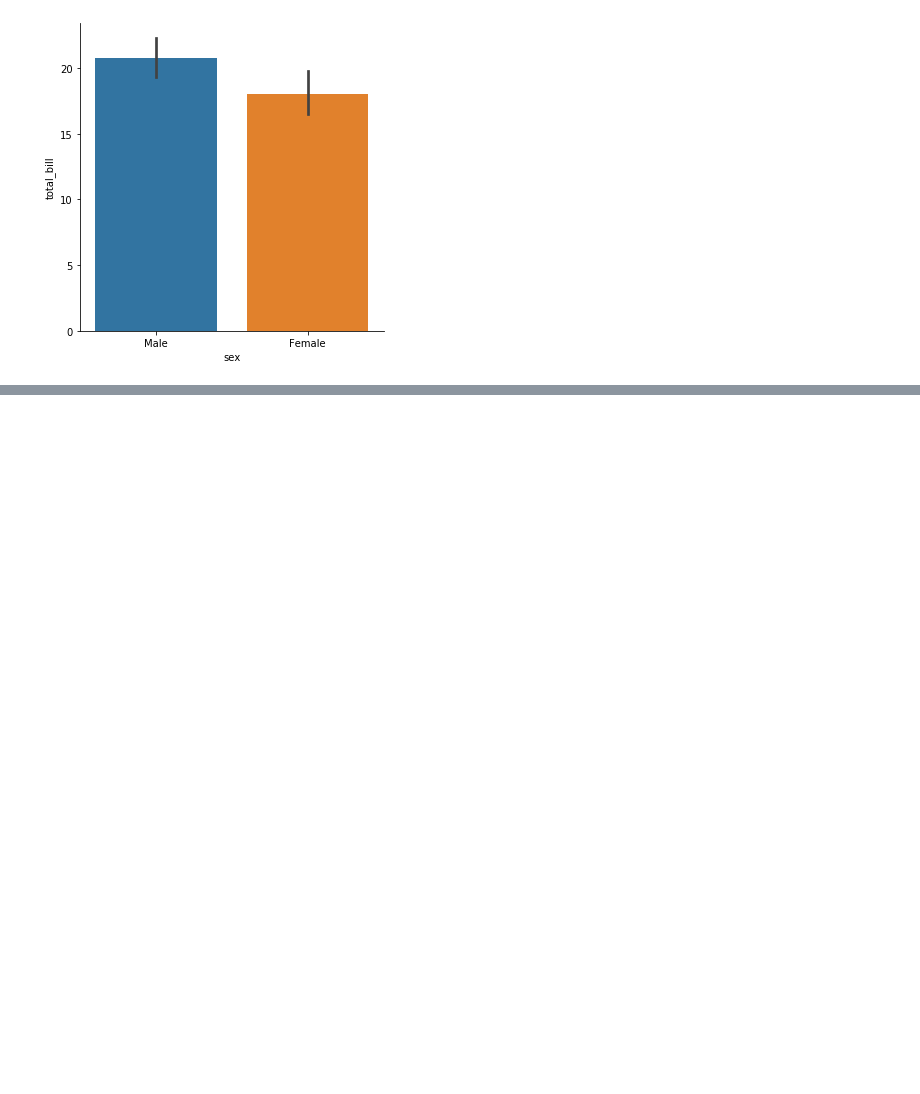
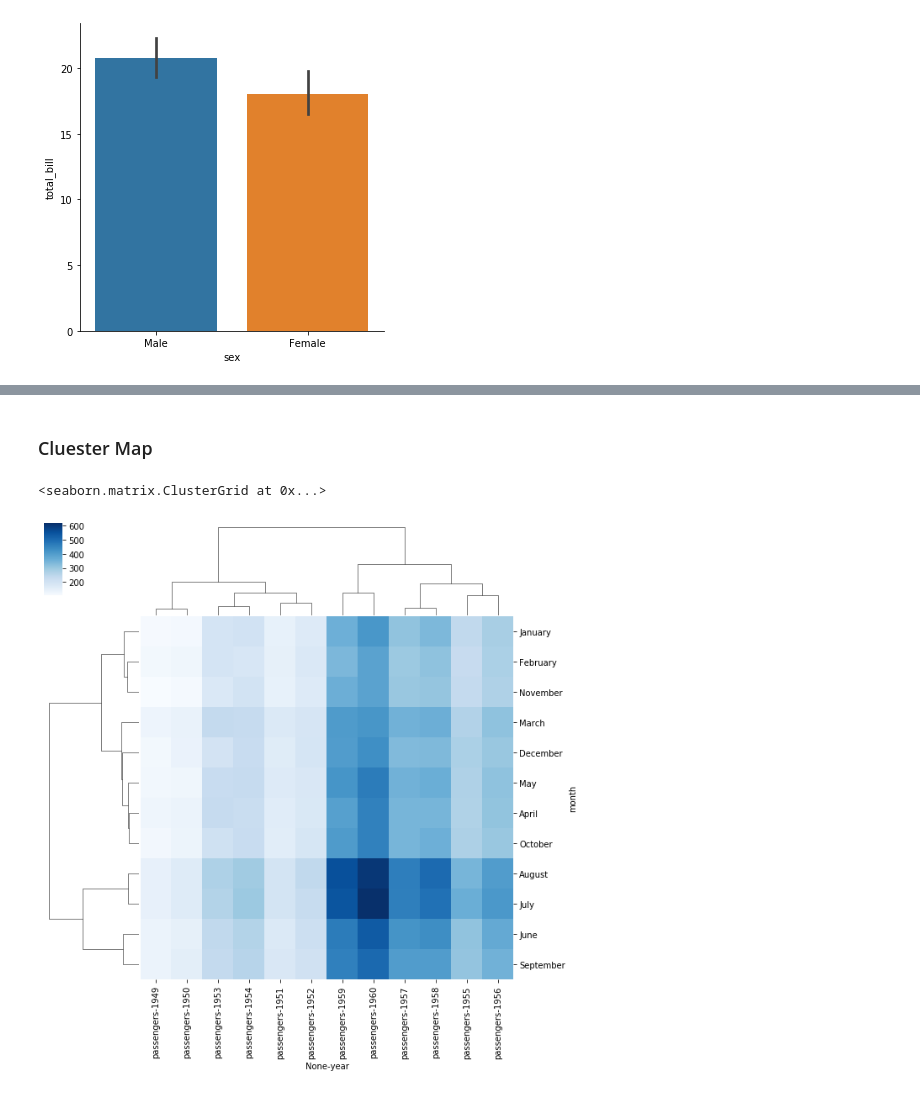
Before and after one commit to henrikots/dc_bibliotecas, a Jupyter notebook: seaborn.ipynb, the cells around one changed output, grey strips where cells are left out. Drawn from its saved outputs; the diff is of its cells as text; code cells hidden in the pictures; blank space fills up the shorter version.

```diff
--- a/seaborn.ipynb
+++ b/seaborn.ipynb
@@ -170,0 +228,7 @@ sns.catplot(x="sex", y="total_bill", data=tips, kind="bar")
+# %% [markdown]
+### Cluester Map
+# %%
+sns.clustermap(pf, cmap="Blues")
+# %% [output]
+<seaborn.matrix.ClusterGrid at 0x...>
+[figure, added]
```
Also changed, not shown: parts of 20 cells of this notebook, 2 other files.
